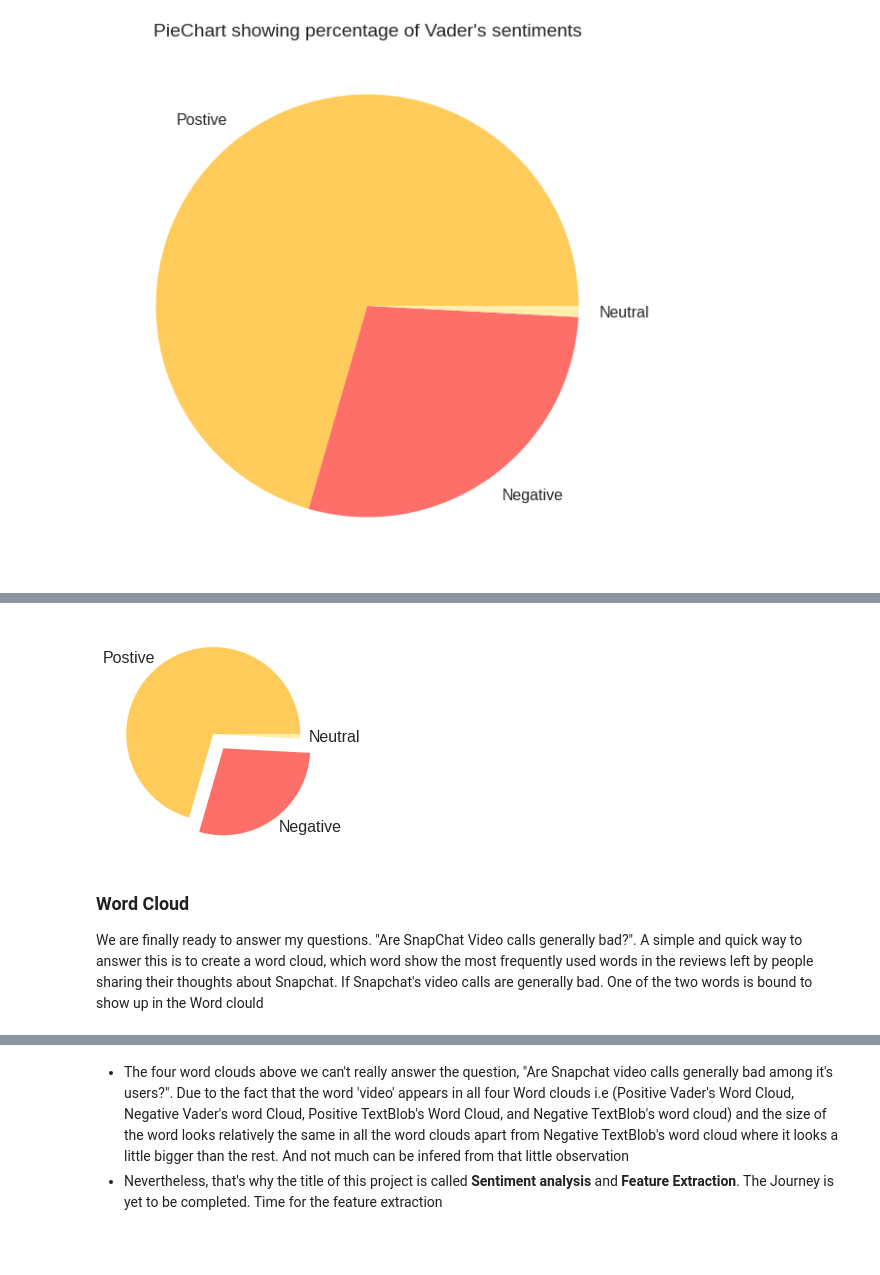
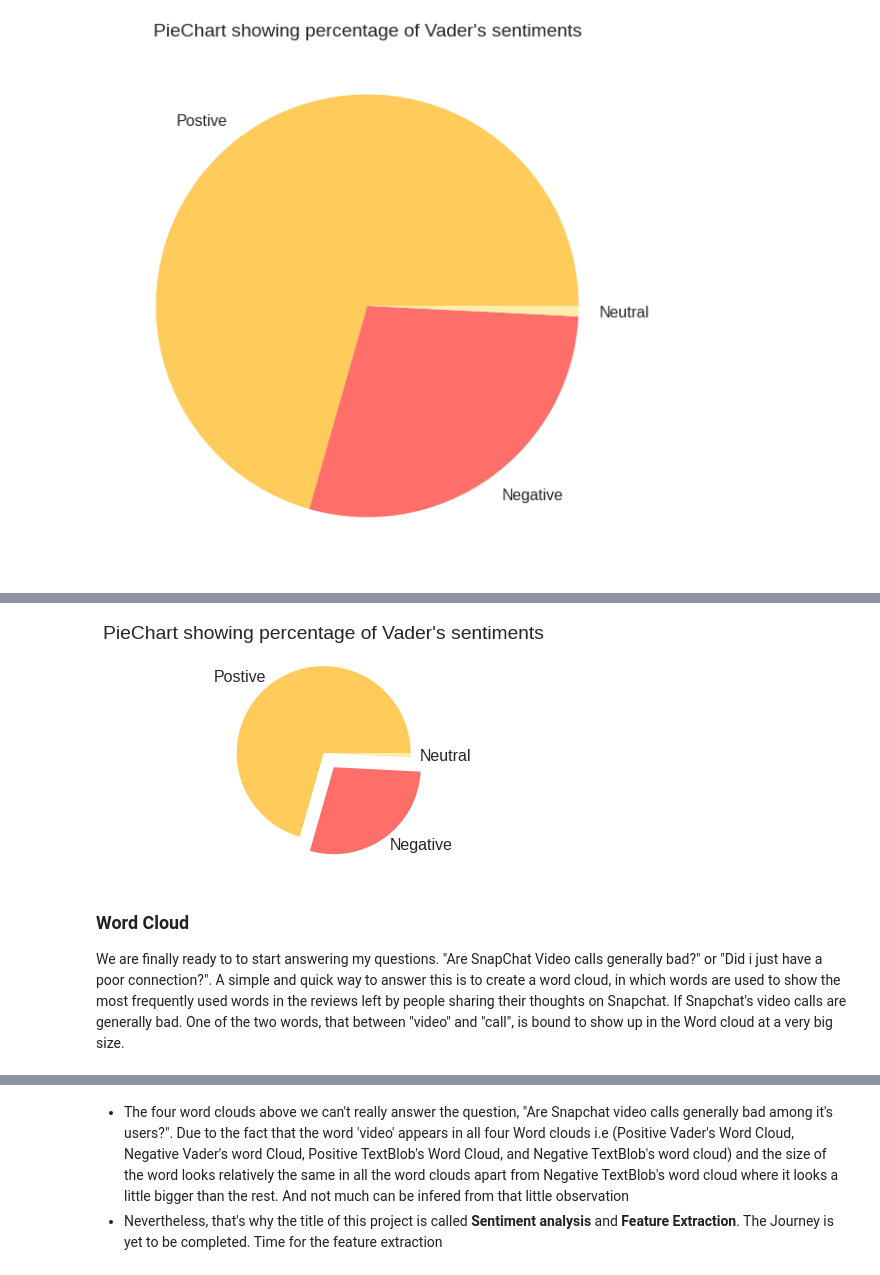
Before and after one commit to kingtroga/SnapChat_Reviews_Sentiment_Analysis_and_Feature_Extraction_using_Python, a Jupyter notebook: Sentiment_analyis_of_Snapchat_reviews.ipynb, the cells around one changed output, grey strips where cells are left out. Saved outputs shown, nothing was run; the diff lists cells and outputs as text; code cells hidden in the pictures; blank space fills up the shorter version.

```diff
--- a/Sentiment_analyis_of_Snapchat_reviews.ipynb
+++ b/Sentiment_analyis_of_Snapchat_reviews.ipynb
@@ -353,39 +392,42 @@ mean_neutral_review_count
 # Percentage vaderSentiment
 # Negative
 negative_percent_vader = \
-         df[df['SentimentAnalysisVader']=='Negative'].shape[0]/df.shape[0] * 100
+  round((df[df['SentimentAnalysisVader']=='Negative'].shape[0]/df.shape[0] * 100)
+  , 1)
 print("negative_percent_vader: ", negative_percent_vader)
 # Positive
 positive_percent_vader = \
-         df[df['SentimentAnalysisVader']=='Positive'].shape[0]/df.shape[0] * 100
+  round((df[df['SentimentAnalysisVader']=='Positive'].shape[0]/df.shape[0] * 100)
+  ,1)
 print("positive_percent_vader: ", positive_percent_vader)
 # Neutral
 neutral_percent_vader = \
-        df[df['SentimentAnalysisVader']=='Neutral'].shape[0]/df.shape[0] * 100
+  round((df[df['SentimentAnalysisVader']=='Neutral'].shape[0]/df.shape[0] * 100)
+  ,1)
 print("neutral_percent_vader: ", neutral_percent_vader)
 
 # Percentage textblob
 # Negative
 negative_percent_textblob = \
-      df[df['SentimentAnalysisTextBlob']=='Negative'].shape[0]/df.shape[0] * 100
+  round((df[df['SentimentAnalysisTextBlob']=='Negative'].shape[0]/df.shape[0] * 100),1)
 print("negative_percent_textblob: ", negative_percent_textblob)
 # Positive
 positive_percent_textblob = \
-      df[df['SentimentAnalysisTextBlob']=='Positive'].shape[0]/df.shape[0] * 100
+  round((df[df['SentimentAnalysisTextBlob']=='Positive'].shape[0]/df.shape[0] * 100),1)
 print("positive_percent_textblob: ", positive_percent_textblob)
 # Neutral
 neutral_percent_textblob = \
-    df[df['SentimentAnalysisTextBlob']=='Neutral'].shape[0]/df.shape[0] * 100
+  round((df[df['SentimentAnalysisTextBlob']=='Neutral'].shape[0]/df.shape[0] * 100),1)
 print("neutral_percent_textblob: ", neutral_percent_textblob)
 
 # mean percentage
 # Negative
-mean_negative_percent = (negative_percent_vader + negative_percent_textblob)/2
+mean_negative_percent = round(((negative_percent_vader + negative_percent_textblob)/2),1)
 print("mean_negative_percent: ", mean_negative_percent)
 # Positive
-mean_positive_percent = (positive_percent_vader + positive_percent_textblob)/2
+mean_positive_percent = round(((positive_percent_vader + positive_percent_textblob)/2),1)
 print("mean_positive_percent: ", mean_positive_percent)
 # Neutral
-mean_neutral_percent = (neutral_percent_vader + neutral_percent_textblob)/2
+mean_neutral_percent =  round(((neutral_percent_vader + neutral_percent_textblob)/2),1)
 print("mean_neutral_percent: ", mean_neutral_percent)
 # %% [output]
@@ -438,13 +484,15 @@ plt.show()
 # %%
+# focusing on the Negative reviews vader
+plt.title("PieChart showing percentage of Vader's sentiments")
 plt.pie([positive_percent_vader,negative_percent_vader,
          neutral_percent_vader], labels=labels, colors=colors,
         explode=explode)
 plt.show()
 # %% [output]
-[figure, old version]
+[figure, new version]
 # %% [markdown]
 ### Word Cloud
-We are finally ready to answer my questions. "Are SnapChat Video calls generally bad?". A simple and quick way to answer this is to create a word cloud, which word show the most frequently used words in the reviews left by people sharing their thoughts about Snapchat. If Snapchat's video calls are generally bad. One of the two words is bound to show up in the Word clould
+We are finally ready to to start answering my questions. "Are SnapChat Video calls generally bad?" or "Did i just have a poor connection?". A simple and quick way to answer this is to create a word cloud, in which words are used to show the most frequently used words in the reviews left by people sharing their thoughts on Snapchat. If Snapchat's video calls are generally bad. One of the two words, that between "video" and "call", is bound to show up in the Word cloud at a very big size.
 # %%
 all_words = " ".join(reviews for reviews in df['Review'])
 wordCloud = WordCloud(width =1200, height=800,
```
Also changed, not shown: parts of 55 cells of this notebook.
